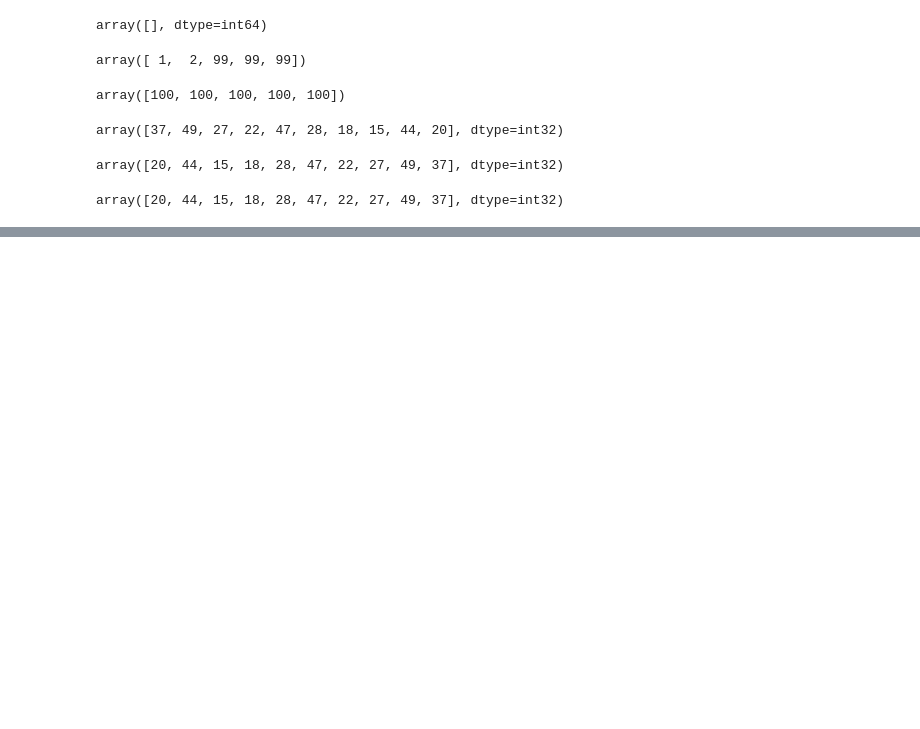
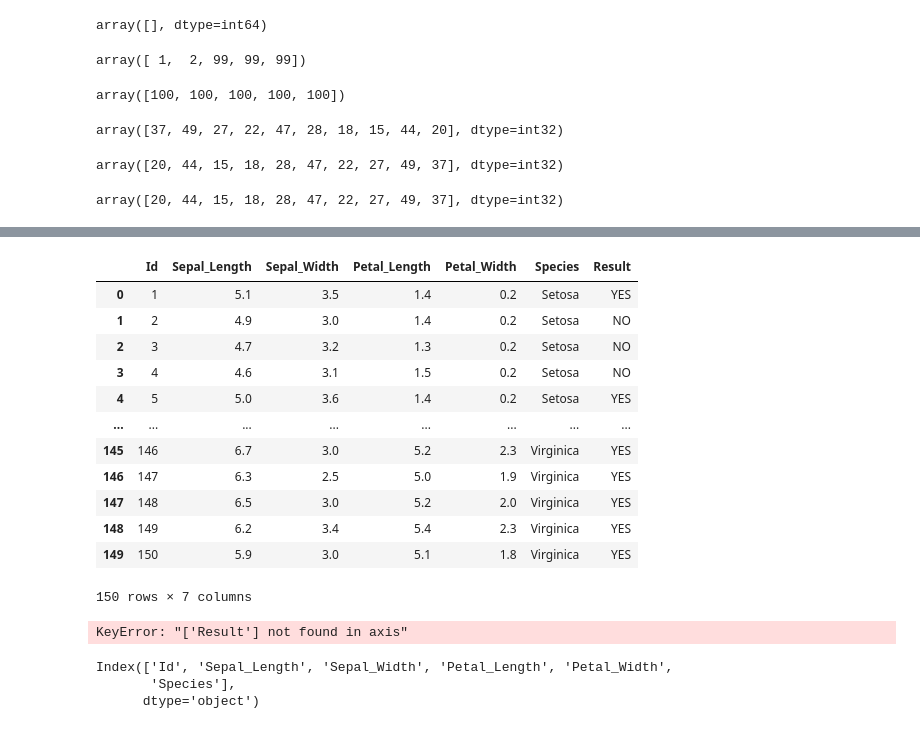
Before and after one commit to Imnarendra18/AI-ML-Project-Beginner-Intermediate-, a Jupyter notebook: numpy.ipynb, the cells around one changed output, grey strips where cells are left out. Saved outputs shown, nothing was run; the diff lists cells and outputs as text; code cells hidden in the pictures; blank space fills up the shorter version.

```diff
--- a/numpy.ipynb
+++ b/numpy.ipynb
@@ -252,0 +399,3 @@ array([20, 44, 15, 18, 28, 47, 22, 27, 49, 37], dtype=int32)
+# %%
+iris=pd.read_csv("iris.csv")
+iris
@@ -252,0 +464,3 @@ array([20, 44, 15, 18, 28, 47, 22, 27, 49, 37], dtype=int32)
+# %%
+iris=iris.rename(columns={'SepalLengthCm':'Sepal_Length', 'SepalWidthCm':'Sepal_Width', 'PetalLengthCm':'Petal_Length', 'PetalWidthCm':'Petal_Width'})
+iris
@@ -252,0 +492,4 @@ array([20, 44, 15, 18, 28, 47, 22, 27, 49, 37], dtype=int32)
+# %%
+iris.replace({'Species':{'Iris-setosa':'Setosa'}}, inplace=True)
+iris.replace({'Species':{'Iris-versicolor':'Versicolor'}}, inplace=True)
+iris.replace({'Species':{'Iris-virginica':'Virginica'}}, inplace=True)
@@ -252,0 +538,33 @@ array([20, 44, 15, 18, 28, 47, 22, 27, 49, 37], dtype=int32)
+# %%
+def yes_no(Sepal_Length):
+    return 'YES' if Sepal_Length >= 5 else 'NO'
+
+# apply function to create new column
+iris['Result'] = iris['Sepal_Length'].apply(yes_no)
+
+iris
+# %% [output]
+|  | Id | Sepal_Length | Sepal_Width | Petal_Length | Petal_Width | Species | Result |
+| 0 | 1 | 5.1 | 3.5 | 1.4 | 0.2 | Setosa | YES |
+| 1 | 2 | 4.9 | 3.0 | 1.4 | 0.2 | Setosa | NO |
+| 2 | 3 | 4.7 | 3.2 | 1.3 | 0.2 | Setosa | NO |
+| 3 | 4 | 4.6 | 3.1 | 1.5 | 0.2 | Setosa | NO |
+| 4 | 5 | 5.0 | 3.6 | 1.4 | 0.2 | Setosa | YES |
+| ... | ... | ... | ... | ... | ... | ... | ... |
+| 145 | 146 | 6.7 | 3.0 | 5.2 | 2.3 | Virginica | YES |
+| 146 | 147 | 6.3 | 2.5 | 5.0 | 1.9 | Virginica | YES |
+| 147 | 148 | 6.5 | 3.0 | 5.2 | 2.0 | Virginica | YES |
+| 148 | 149 | 6.2 | 3.4 | 5.4 | 2.3 | Virginica | YES |
+| 149 | 150 | 5.9 | 3.0 | 5.1 | 1.8 | Virginica | YES |
+150 rows × 7 columns
+# %%
+iris.drop('Result', axis=1, inplace=True)
+iris.head()
+# %% [output]
+KeyError: "['Result'] not found in axis"
+# %%
+iris.columns
+# %% [output]
+Index(['Id', 'Sepal_Length', 'Sepal_Width', 'Petal_Length', 'Petal_Width',
+       'Species'],
+      dtype='object')
```
Also changed, not shown: parts of 37 cells of this notebook, 2 other files.
